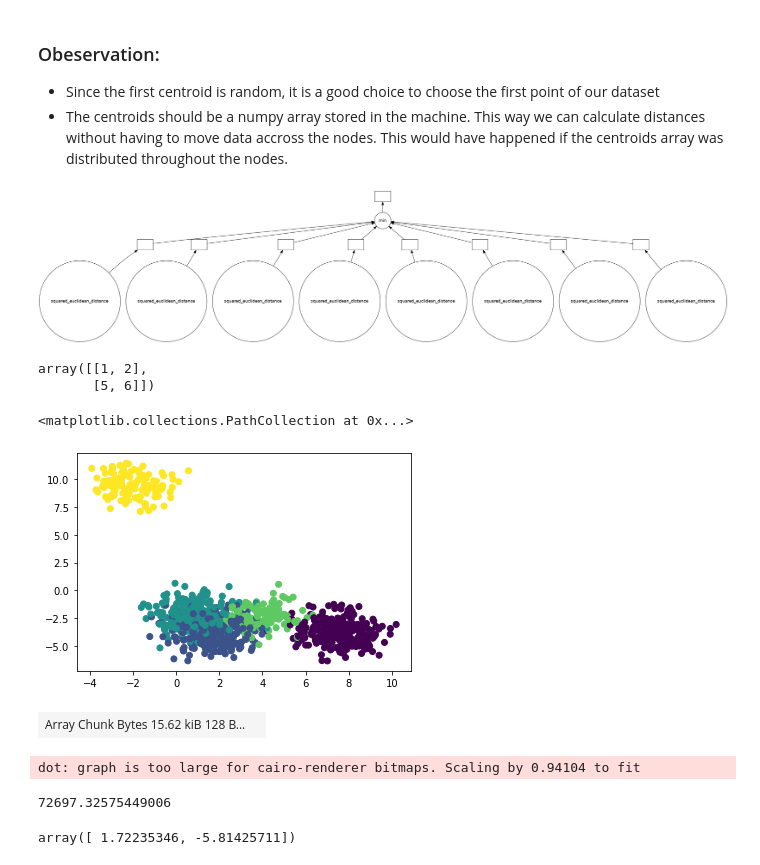
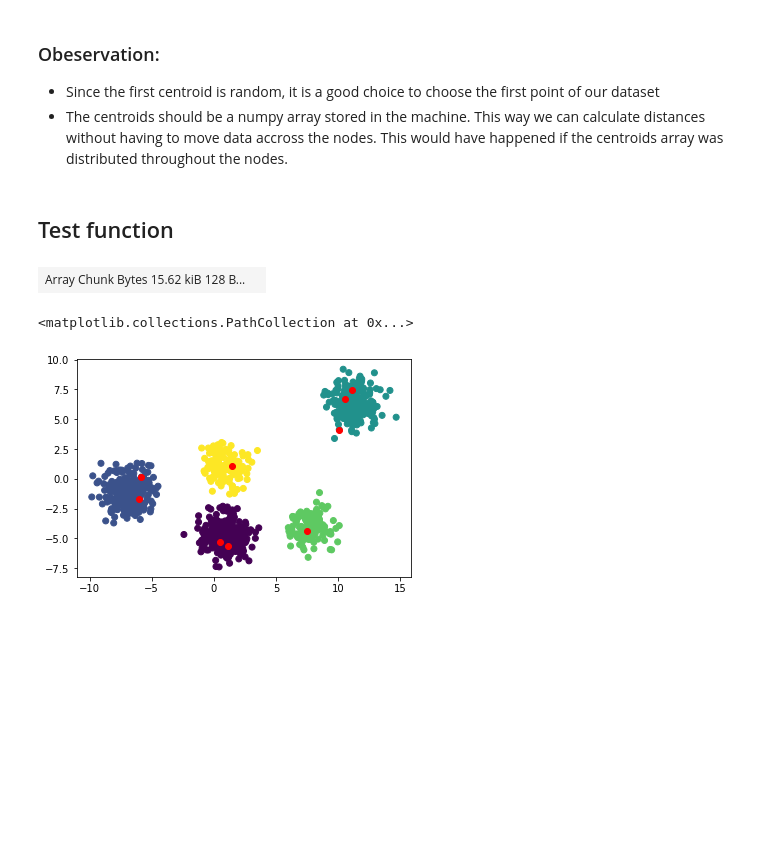
Before and after one commit to ElHuaco/Distributed-k-means, a Jupyter notebook: src/dask/notebooks/OUR CODE/Alessio_trial.ipynb, the cells around one changed output. Cells and saved outputs as stored; diff of their text form; code cells hidden in the pictures; blank space fills up the shorter version.

```diff
--- a/src/dask/notebooks/OUR CODE/Alessio_trial.ipynb
+++ b/src/dask/notebooks/OUR CODE/Alessio_trial.ipynb
@@ -91,13 +94,2 @@ def k_means_scalable(X, k, l):
     #c_idx = {idx}
     #(cost,) = compute(evaluate_cost(X, centers))
-# %%
-min_distance_point_from_set(1, [0, 1, 0 , 0 ,0 ,0 ,0 ,0]).visualize()
-# %% [output]
-[figure, removed]
-# %%
-x=np.array([[1,2],[3, 4]])
-y = np.array([5, 6])
-np.vstack((x[0, np.newaxis][0], y))
-# %% [output]
-array([[1, 2],
-       [5, 6]])
@@ -106,22 +96,14 @@ X, y = dask_ml.datasets.make_blobs(10, centers=5, chunks=num_workers)
+# %% [markdown]
+## Test function
+# %%
+X, y = dask_ml.datasets.make_blobs(1000, centers=5, chunks=num_workers)
+X.persist()
+# %% [output]
+| Array Chunk Bytes 15.62 kiB 128 B... |  |
 # %%
 import matplotlib.pyplot as plt
 plt.scatter(X[:,0], X[:,1], c=y)
+plt.scatter(test[:,0], test[:,1], c='red')
 # %% [output]
 <matplotlib.collections.PathCollection at 0x...>
-[figure, old version]
+[figure, new version]
-# %%
-X.persist()
-# %% [output]
-| Array Chunk Bytes 15.62 kiB 128 B... |  |
-# %%
-test = k_means_scalable(X, 5, 1)
-# %% [output]
-dot: graph is too large for cairo-renderer bitmaps. Scaling by 0.94104 to fit
-# %%
-test
-# %% [output]
-72697.32575449006
-# %%
-X[0].compute()
-# %% [output]
-array([ 1.72235346, -5.81425711])
```
Also changed, not shown: parts of 7 cells of this notebook.
